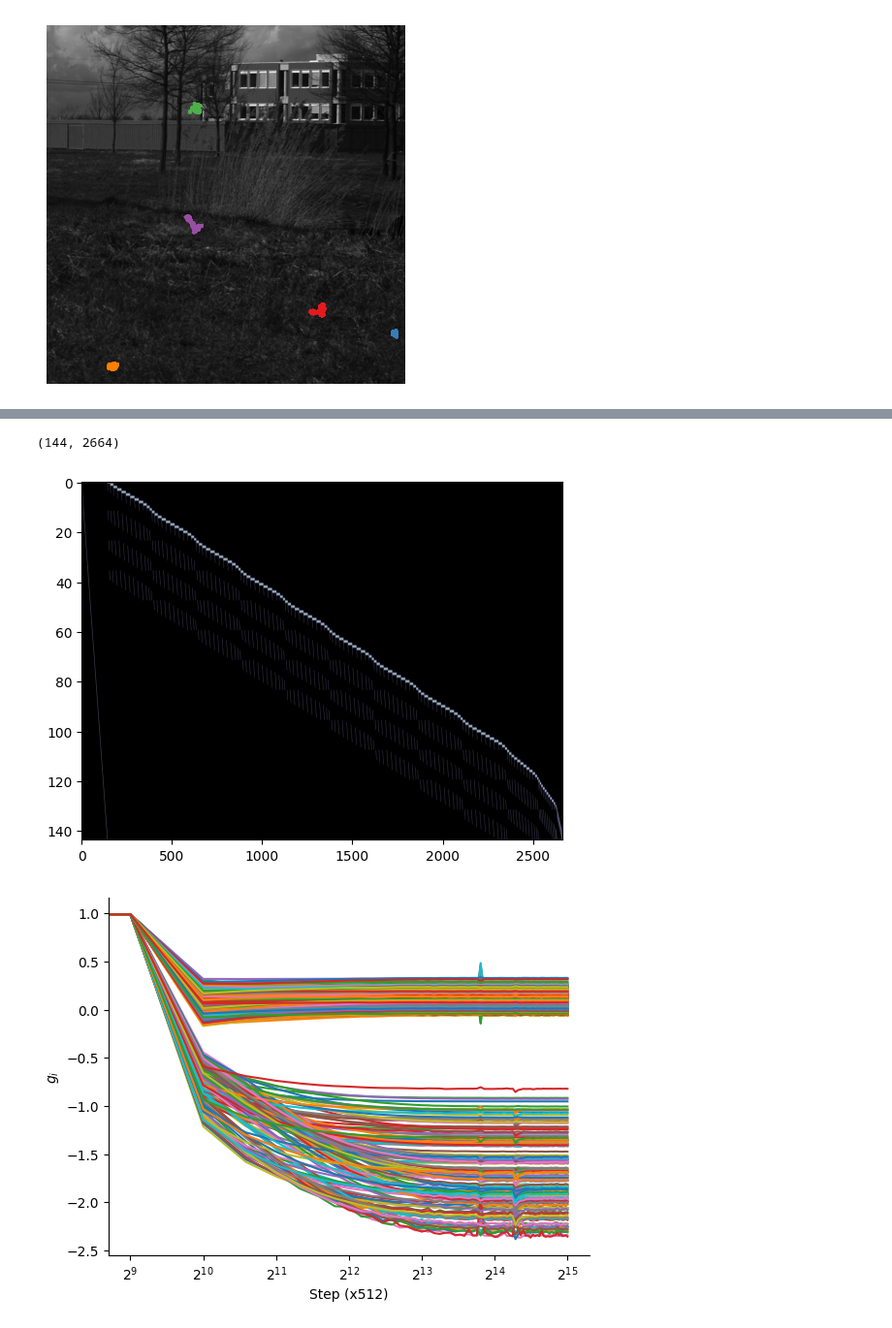
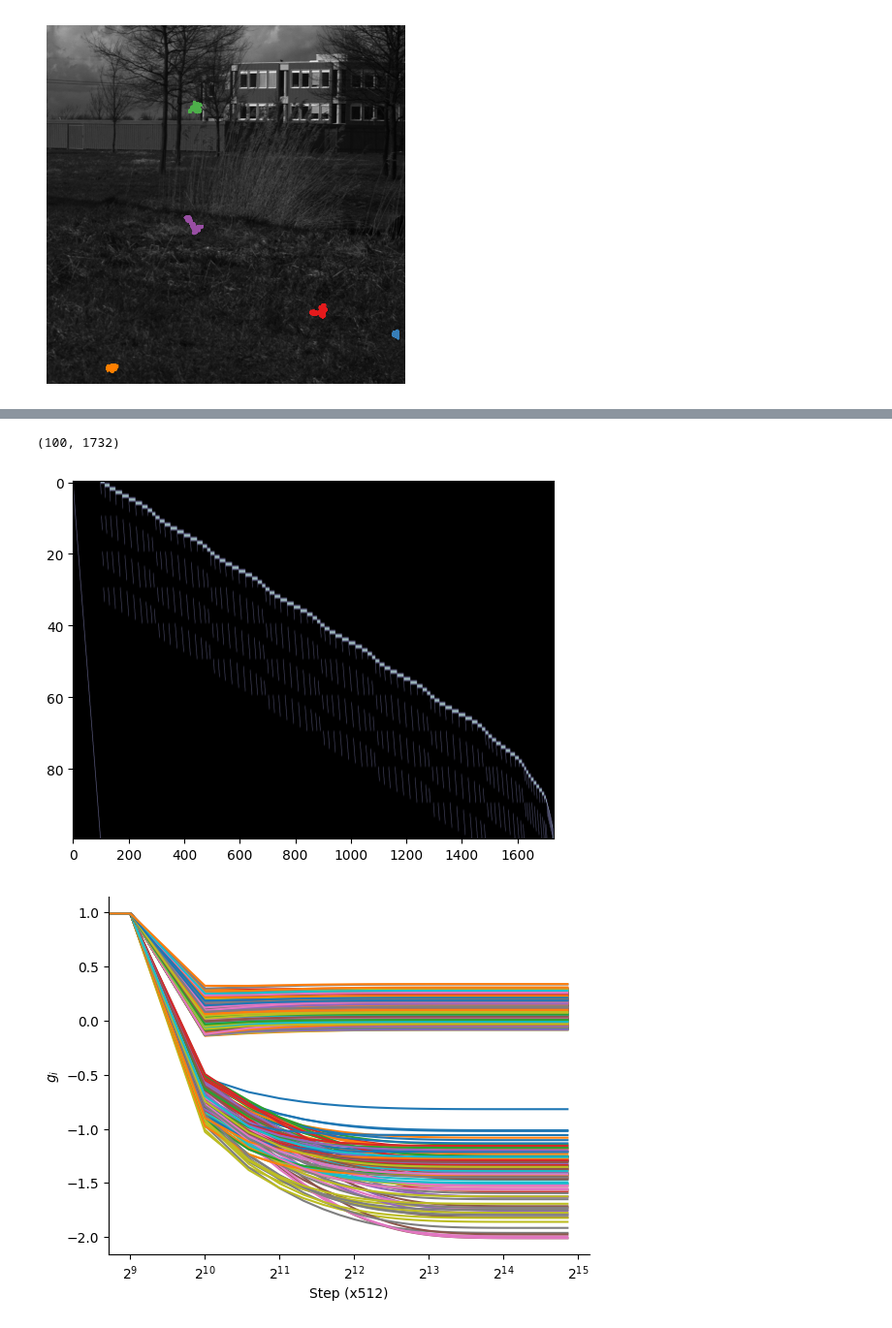
Before and after one commit to lyndond/frame_whitening, a Jupyter notebook: figures/conv2d.ipynb, the cells around one changed output, grey strips where cells are left out. Shown at 97% size. Cells and saved outputs as stored; diff of their text form; code cells hidden in the pictures.

```diff
--- a/figures/conv2d.ipynb
+++ b/figures/conv2d.ipynb
@@ -27,7 +32,7 @@ ax.set(xticklabels=[], yticklabels=[]);
 # %% [output]
 [figure]
 # %%
-patch_h, patch_w = 12, 12
+patch_h, patch_w = 10, 10
 img_h, img_w = img.shape
 
 sigma = .1
@@ -104,5 +109,5 @@ fig.tight_layout()
 # %%
-X = all_contexts[-1]
+X = all_contexts[0]
 X0 = X.reshape(n_steps, -1)
 X0 = X0 - np.mean(X0, axis=0)
 X0 = X0 * 16
@@ -129,16 +134,16 @@ g_last, g_all, _, _ = fws.adapt_covariance(
                                 save_every=step_skip,
                             )
 # %% [output]
-(144, 2664)
+(100, 1732)
-[figure, old version]
+[figure, new version]
 # %%
 fig, ax = plt.subplots(1, 1, sharex="all", sharey="all")
-ax.plot(np.arange(0, n_batch+1, step_skip), g_all)
+ax.plot(np.arange(0, len(g_all)*step_skip, step_skip), g_all)
 ax.set(xlabel=f"Step (x{step_skip})", ylabel=r"$g_i$")
 ax.set_xscale('log', base=2)
 sns.despine()
 # %% [output]
-[figure, old version]
+[figure, new version]
 # %%
 WGW = W @ (g_last[0][:,None] * W.T)
 Ixx = np.eye(patch_h * patch_w)
```
Also changed, not shown: parts of 6 cells of this notebook, 1 other file.
